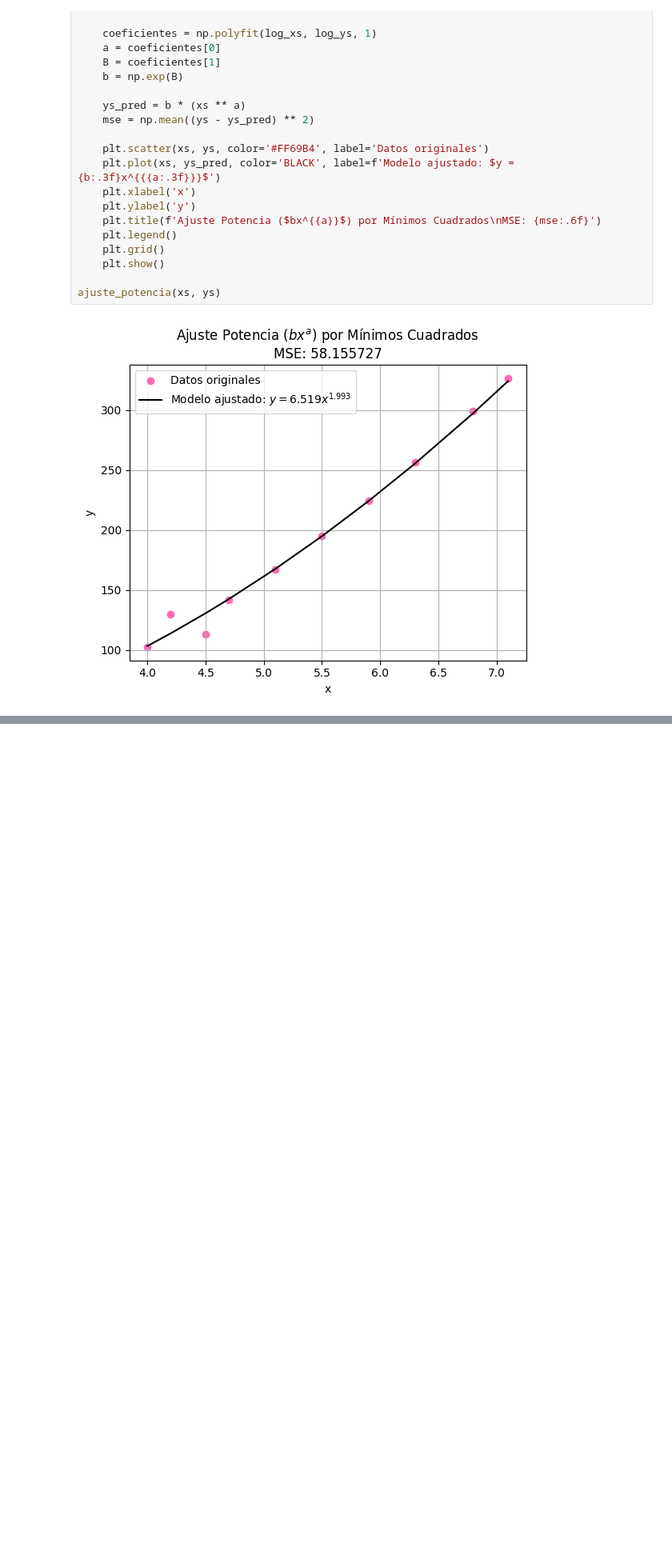
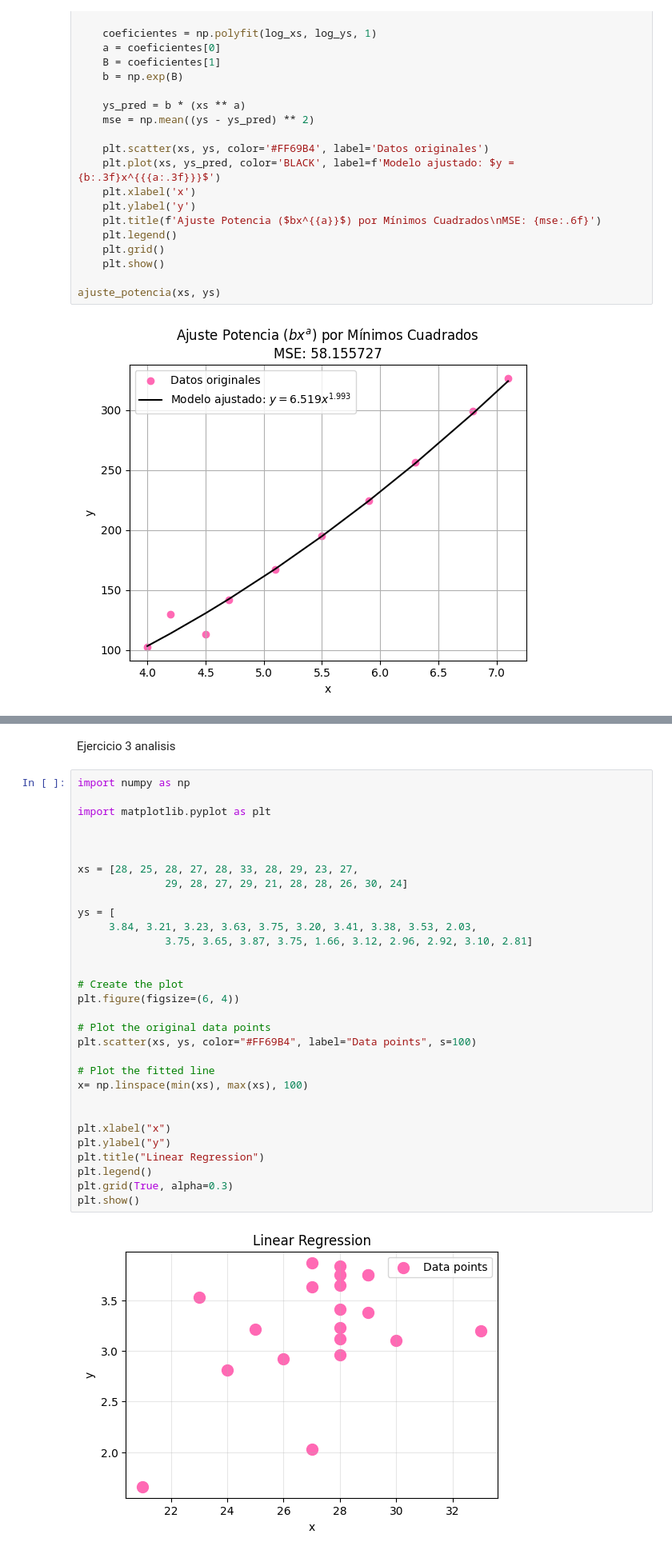
Before and after one commit to IDKHowFoundMe/TareasMN, a Jupyter notebook: Tarea8/tarea8.ipynb, the cells around one changed output, grey strips where cells are left out. Shown at 80% size. Saved outputs shown, nothing was run; the diff lists cells and outputs as text; blank space fills up the shorter version.

```diff
--- a/Tarea8/tarea8.ipynb
+++ b/Tarea8/tarea8.ipynb
@@ -682,0 +1348,35 @@ ajuste_potencia(xs, ys)
+# %% [markdown]
+Ejercicio 3 analisis
+# %%
+import numpy as np
+
+import matplotlib.pyplot as plt
+
+
+
+xs = [28, 25, 28, 27, 28, 33, 28, 29, 23, 27,
+              29, 28, 27, 29, 21, 28, 28, 26, 30, 24]
+
+ys = [
+     3.84, 3.21, 3.23, 3.63, 3.75, 3.20, 3.41, 3.38, 3.53, 2.03,
+              3.75, 3.65, 3.87, 3.75, 1.66, 3.12, 2.96, 2.92, 3.10, 2.81]
+
+
+# Create the plot
+plt.figure(figsize=(6, 4))
+
+# Plot the original data points
+plt.scatter(xs, ys, color="#FF69B4", label="Data points", s=100)
+
+# Plot the fitted line
+x= np.linspace(min(xs), max(xs), 100)
+
+
+plt.xlabel("x")
+plt.ylabel("y")
+plt.title("Linear Regression")
+plt.legend()
+plt.grid(True, alpha=0.3)
+plt.show()
+# %% [output]
+[figure, added]
```
Also changed, not shown: parts of 11 cells of this notebook.
